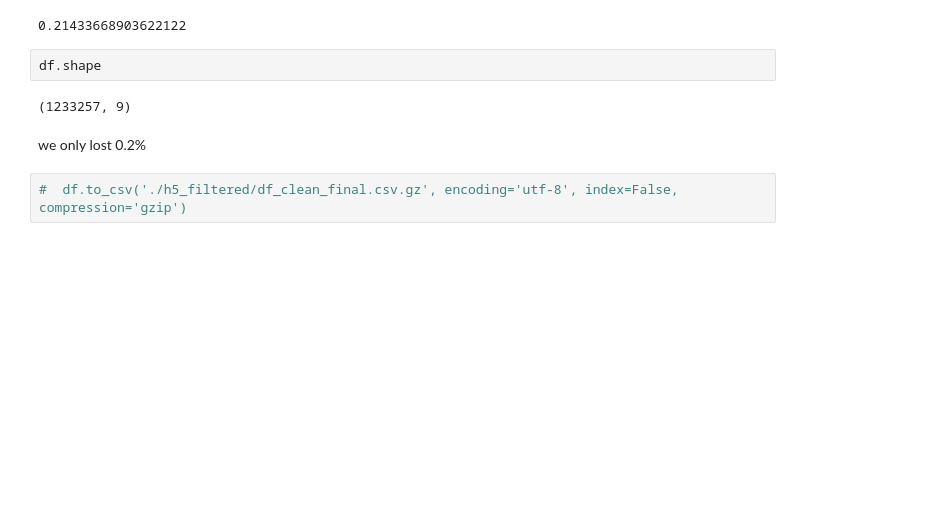
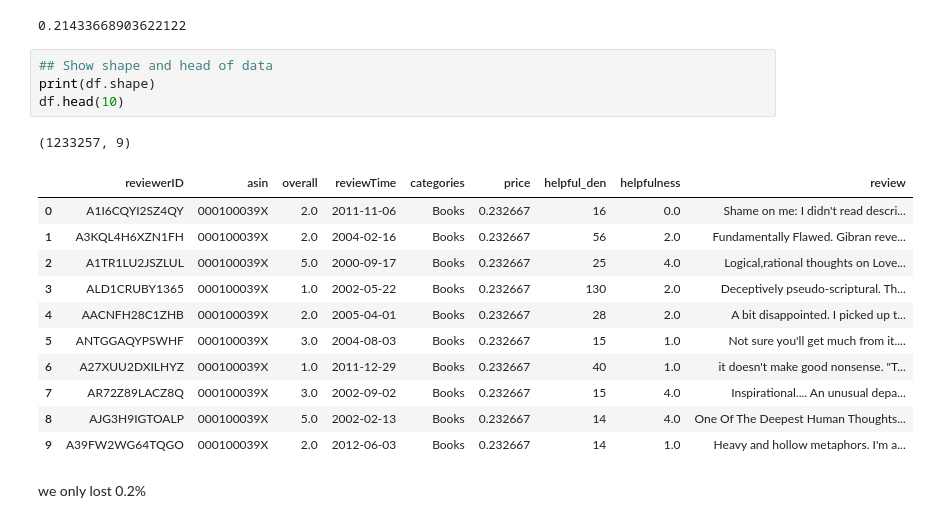
Before and after one commit to soo-pecialist/SB_DSC, a Jupyter notebook: 00_Capstone 1/Data Wrangling Final.ipynb, the cells around one changed output. Saved outputs shown, nothing was run; the diff lists cells and outputs as text; blank space fills up the shorter version.

```diff
--- a/00_Capstone 1/Data Wrangling Final.ipynb
+++ b/00_Capstone 1/Data Wrangling Final.ipynb
@@ -714,11 +668,22 @@ after = df.shape[0]
 print((before - after) / before * 100)
 # %% [output]
 0.21433668903622122
-# %%
-df.shape
-# %% [output]
-(1233257, 9)
+# %%
+## Show shape and head of data
+print(df.shape)
+df.head(10)
+# %% [output]
+(1233257, 9)
+|  | reviewerID | asin | overall | reviewTime | categories | price | helpful_den | helpfulness | review |
+| 0 | A1I6CQYI2SZ4QY | 000100039X | 2.0 | 2011-11-06 | Books | 0.232667 | 16 | 0.0 | Shame on me: I didn't read descri... |
+| 1 | A3KQL4H6XZN1FH | 000100039X | 2.0 | 2004-02-16 | Books | 0.232667 | 56 | 2.0 | Fundamentally Flawed. Gibran reve... |
+| 2 | A1TR1LU2JSZLUL | 000100039X | 5.0 | 2000-09-17 | Books | 0.232667 | 25 | 4.0 | Logical,rational thoughts on Love... |
+| 3 | ALD1CRUBY1365 | 000100039X | 1.0 | 2002-05-22 | Books | 0.232667 | 130 | 2.0 | Deceptively pseudo-scriptural. Th... |
+| 4 | AACNFH28C1ZHB | 000100039X | 2.0 | 2005-04-01 | Books | 0.232667 | 28 | 2.0 | A bit disappointed. I picked up t... |
+| 5 | ANTGGAQYPSWHF | 000100039X | 3.0 | 2004-08-03 | Books | 0.232667 | 15 | 1.0 | Not sure you'll get much from it.... |
+| 6 | A27XUU2DXILHYZ | 000100039X | 1.0 | 2011-12-29 | Books | 0.232667 | 40 | 1.0 | it doesn't make good nonsense. "T... |
+| 7 | AR72Z89LACZ8Q | 000100039X | 3.0 | 2002-09-02 | Books | 0.232667 | 15 | 4.0 | Inspirational.... An unusual depa... |
+| 8 | AJG3H9IGTOALP | 000100039X | 5.0 | 2002-02-13 | Books | 0.232667 | 14 | 4.0 | One Of The Deepest Human Thoughts... |
+| 9 | A39FW2WG64TQGO | 000100039X | 2.0 | 2012-06-03 | Books | 0.232667 | 14 | 1.0 | Heavy and hollow metaphors. I'm a... |
 # %% [markdown]
 we only lost 0.2%
-# %%
-#  df.to_csv('./h5_filtered/df_clean_final.csv.gz', encoding='utf-8', index=False, compression='gzip')
```
Also changed, not shown: parts of 10 cells of this notebook.
